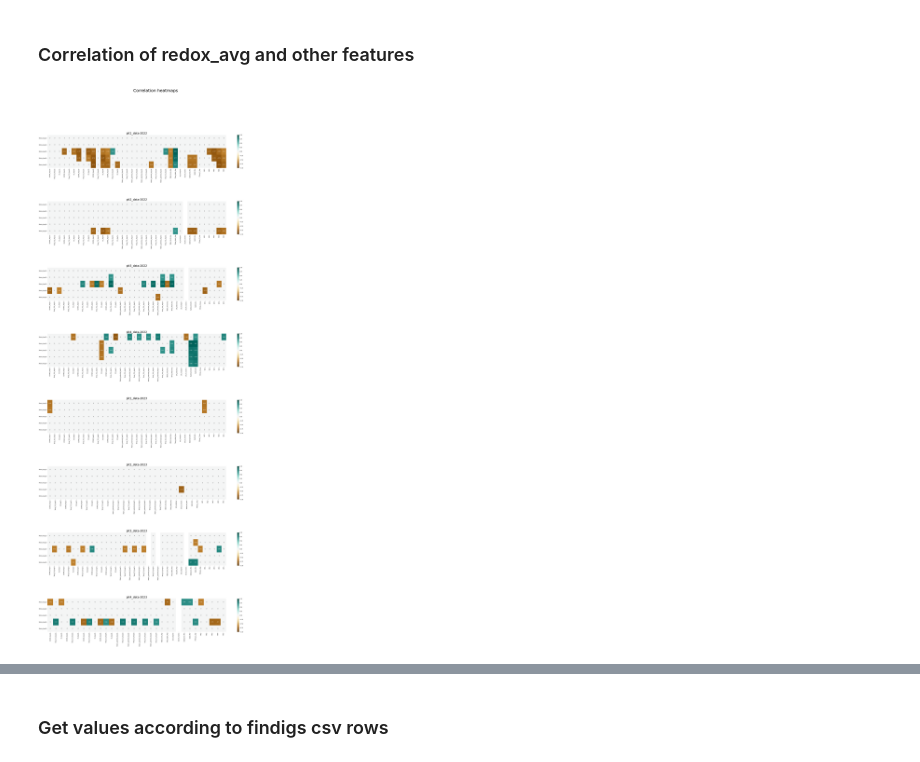
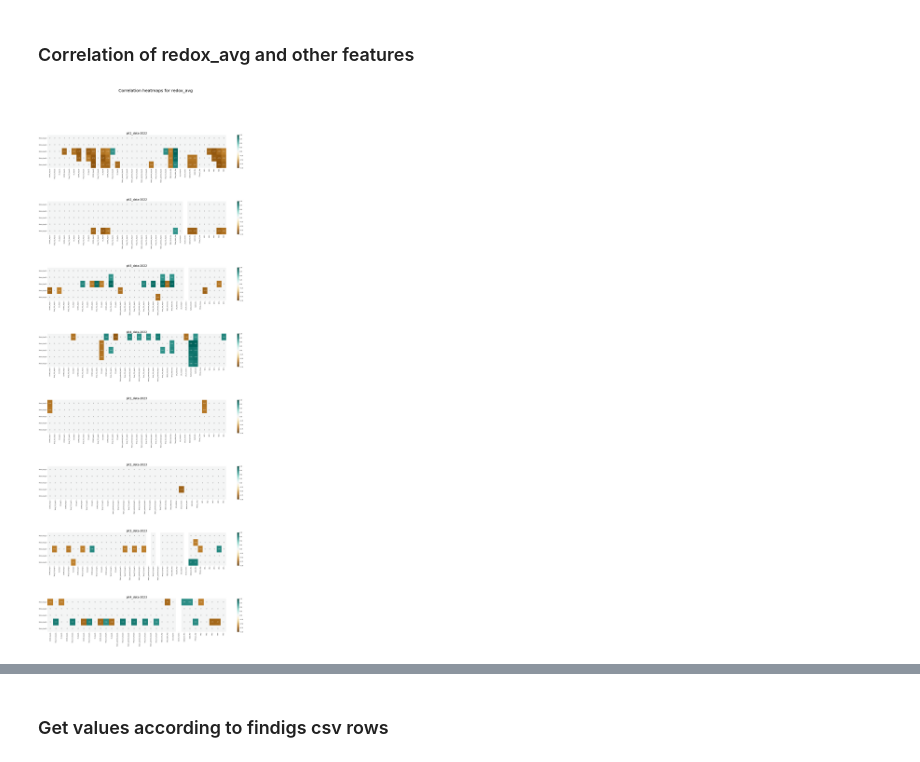
Before and after one commit to ds-redox/redox, a Jupyter notebook: Reports/get_report.ipynb, the cells around one changed output, grey strips where cells are left out. Drawn from its saved outputs; the diff is of its cells as text; code cells hidden in the pictures.

```diff
--- a/Reports/get_report.ipynb
+++ b/Reports/get_report.ipynb
@@ -204,38 +204,38 @@ Pit2 there are only 2 rows which are to be removed from the training data so no
 Pit3 missing values on redox_error_flag = true are from column "shfp_wrnng_flg". These have no impact on the removed values in training data since that column will be removed anyways. This column has no impact on redox_avg based on experts opinions.
 # %% [markdown]
 ### Correlation of redox_avg and other features
+# %%
+def get_corr_metrics(s: pd.Series, val: float) -> pd.Series:
+    for i, x in enumerate(s.values):
+        if x < val and x > -val:
+            s[i] = 0
+    return s
+
+def get_df_corr(df: pd.DataFrame, only_redox: bool = False) -> pd.DataFrame:
+    # Select numerical parameters
+    corr_df = df.select_dtypes(exclude=['bool']).corr()
+
+    # Select Redox_Avg as Y axis and other than Redox_Avg as X axis
+    if only_redox:
+        corr_df = corr_df.loc[['Redox_Avg(1)', 'Redox_Avg(2)', 'Redox_Avg(3)', 'Redox_Avg(4)', 'Redox_Avg(5)']].iloc[:,6:]
+    return corr_df
 # %%
-def get_corr_metrics(s: pd.Series, val: float) -> pd.Series:
-    for i, x in enumerate(s.values):
-        if x < val and x > -val:
-            s[i] = 0
-    return s
-
-def get_df_corr(df: pd.DataFrame) -> pd.DataFrame:
-    # Select numerical parameters
-    corr_df = df.select_dtypes(exclude=['bool']).corr()
-
-    # Select Redox_Avg as Y axis and other than Redox_Avg as X axis
-    corr_df = corr_df.loc[['Redox_Avg(1)', 'Redox_Avg(2)', 'Redox_Avg(3)', 'Redox_Avg(4)', 'Redox_Avg(5)']].iloc[:,6:]
-    return corr_df
-
 ncols = 1
 nrows = len(raw_data.keys())
 
 plt.figure(figsize=(35,nrows*10))
 plt.subplots_adjust(hspace=1.0)
-plt.suptitle("Correlation heatmaps", fontsize=36, y=0.95)
+plt.suptitle("Correlation heatmaps for redox_avg", fontsize=36, y=0.95)
 
 
 for n, (d_name, df) in enumerate(raw_data.items()):
     ax = plt.subplot(nrows, ncols, n + 1)
 
-
-    corr_df = get_df_corr(df)
+    corr_df = get_df_corr(df, True)
     corr_df = corr_df.apply(lambda x: get_corr_metrics(x, 0.6))
 
     sns.heatmap(corr_df, vmin=-1, vmax=1, annot=True, cmap='BrBG', ax=ax)
 
     ax.set_title(d_name, fontsize = 24)
 # %% [output]
-[figure, old version]
+[figure, new version]
```
Also changed, not shown: parts of 1 cell of this notebook.
